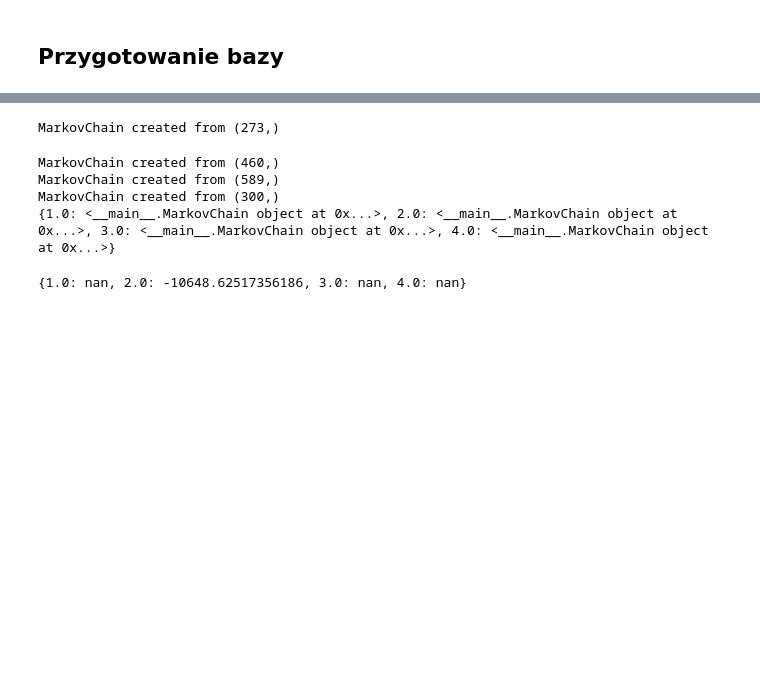
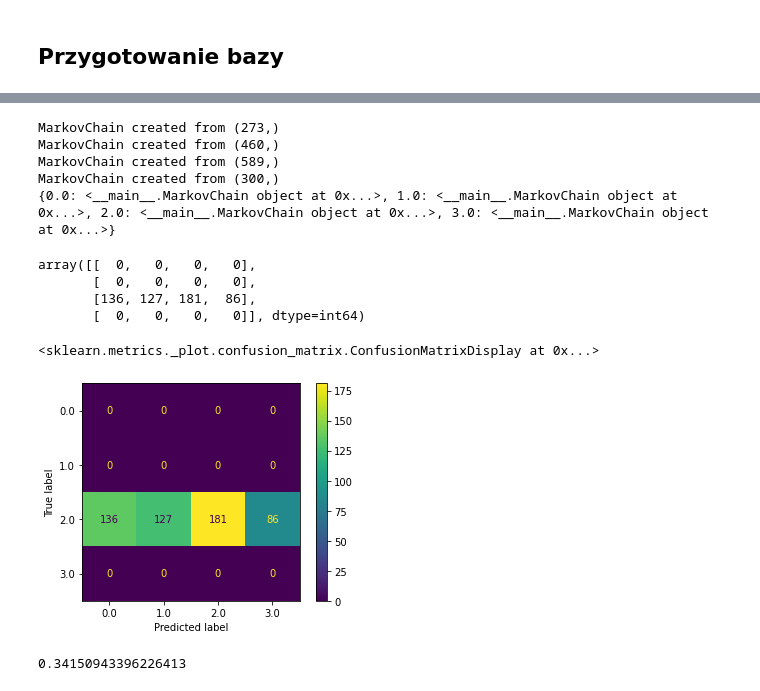
Before and after one commit to karlosos/data_mining, a Jupyter notebook: lab4/markov_model.ipynb, the cells around one changed output, grey strips where cells are left out. Cells and saved outputs as stored; diff of their text form; code cells hidden in the pictures; blank space fills up the shorter version.

```diff
--- a/lab4/markov_model.ipynb
+++ b/lab4/markov_model.ipynb
@@ -45,0 +44,3 @@ y = np.vstack((y_tusk, y_szydlo, y_morawiecki, y_kopacz))
+# %%
+words = flatten(flatten(X))
+states = np.unique(words).tolist()
@@ -112,13 +177,15 @@ class MarkovClassifier:
+# %%
+X_morawiecki_2, y_morawiecki_2 = preprocess_data('data/morawiecki2.txt', 2)
+y_pred = mc.predict(X_test)
+
+words = flatten(flatten(X_morawiecki_2))
+states = states + np.unique(words).tolist()
 # %%
-mc = MarkovClassifier()
+mc = MarkovClassifier(states)
 mc.fit(X, y)
 # %% [output]
 MarkovChain created from (273,)
+MarkovChain created from (460,)
+MarkovChain created from (589,)
+MarkovChain created from (300,)
+{0.0: <__main__.MarkovChain object at 0x...>, 1.0: <__main__.MarkovChain object at 0x...>, 2.0: <__main__.MarkovChain object at 0x...>, 3.0: <__main__.MarkovChain object at 0x...>}
-MarkovChain created from (460,)
-MarkovChain created from (589,)
-MarkovChain created from (300,)
-{1.0: <__main__.MarkovChain object at 0x...>, 2.0: <__main__.MarkovChain object at 0x...>, 3.0: <__main__.MarkovChain object at 0x...>, 4.0: <__main__.MarkovChain object at 0x...>}
-# %%
-mc.predict(X_szydlo)
-# %% [output]
-{1.0: nan, 2.0: -10648.62517356186, 3.0: nan, 4.0: nan}
@@ -124,0 +194,18 @@ mc.predict(X_szydlo)
+# %%
+conf_matrix = confusion_matrix(y_morawiecki_2, y_pred)
+conf_matrix
+# %% [output]
+array([[  0,   0,   0,   0],
+       [  0,   0,   0,   0],
+       [136, 127, 181,  86],
+       [  0,   0,   0,   0]], dtype=int64)
+# %%
+plot_confusion_matrix(mc, X_morawiecki_2, y_morawiecki_2)
+# %% [output]
+<sklearn.metrics._plot.confusion_matrix.ConfusionMatrixDisplay at 0x...>
+[figure, added]
+# %%
+from sklearn.metrics import accuracy_score
+accuracy_score(y_morawiecki_2, y_pred)
+# %% [output]
+0.34150943396226413
```
Also changed, not shown: parts of 18 cells of this notebook, 1 other file.
